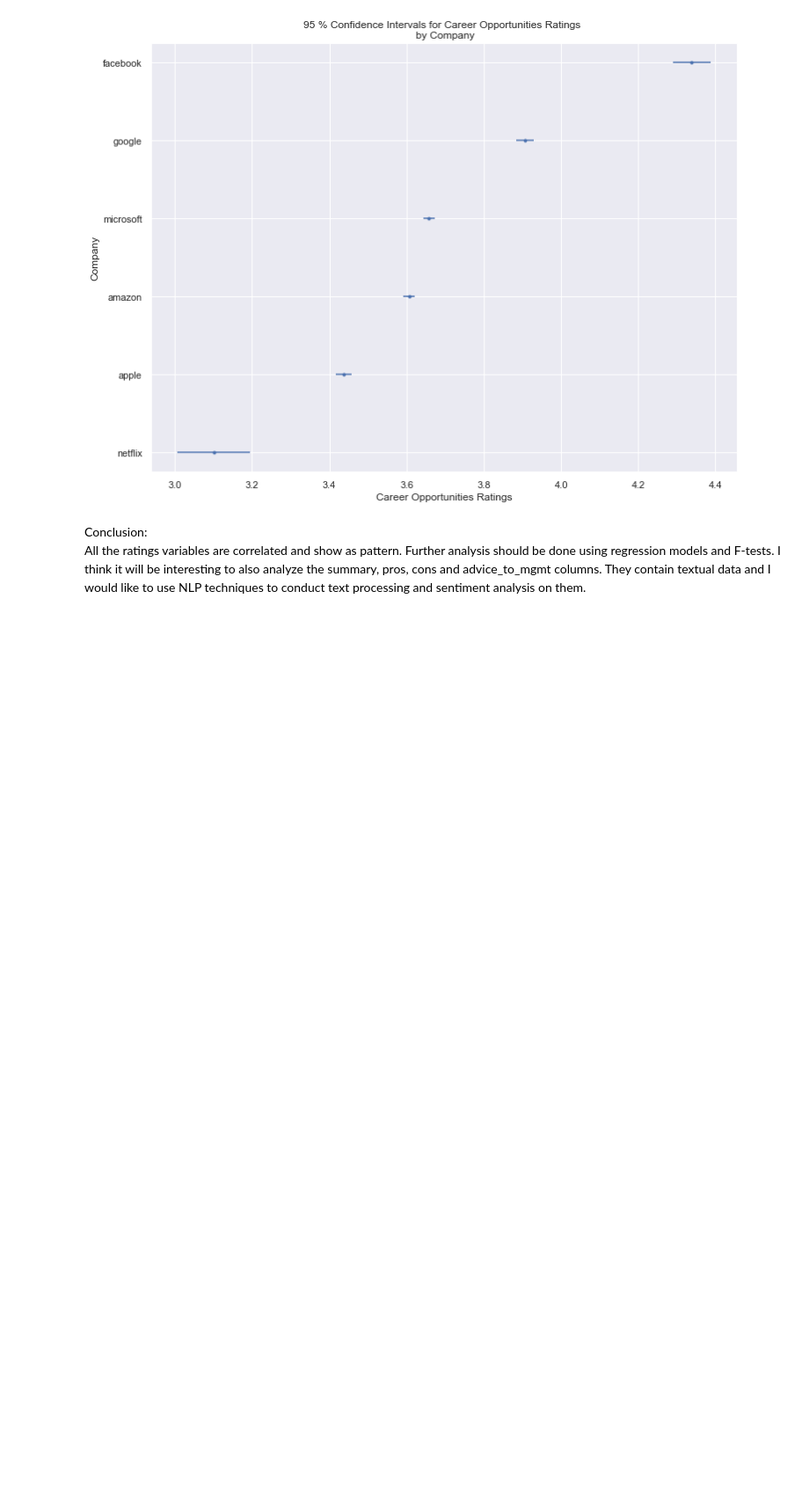
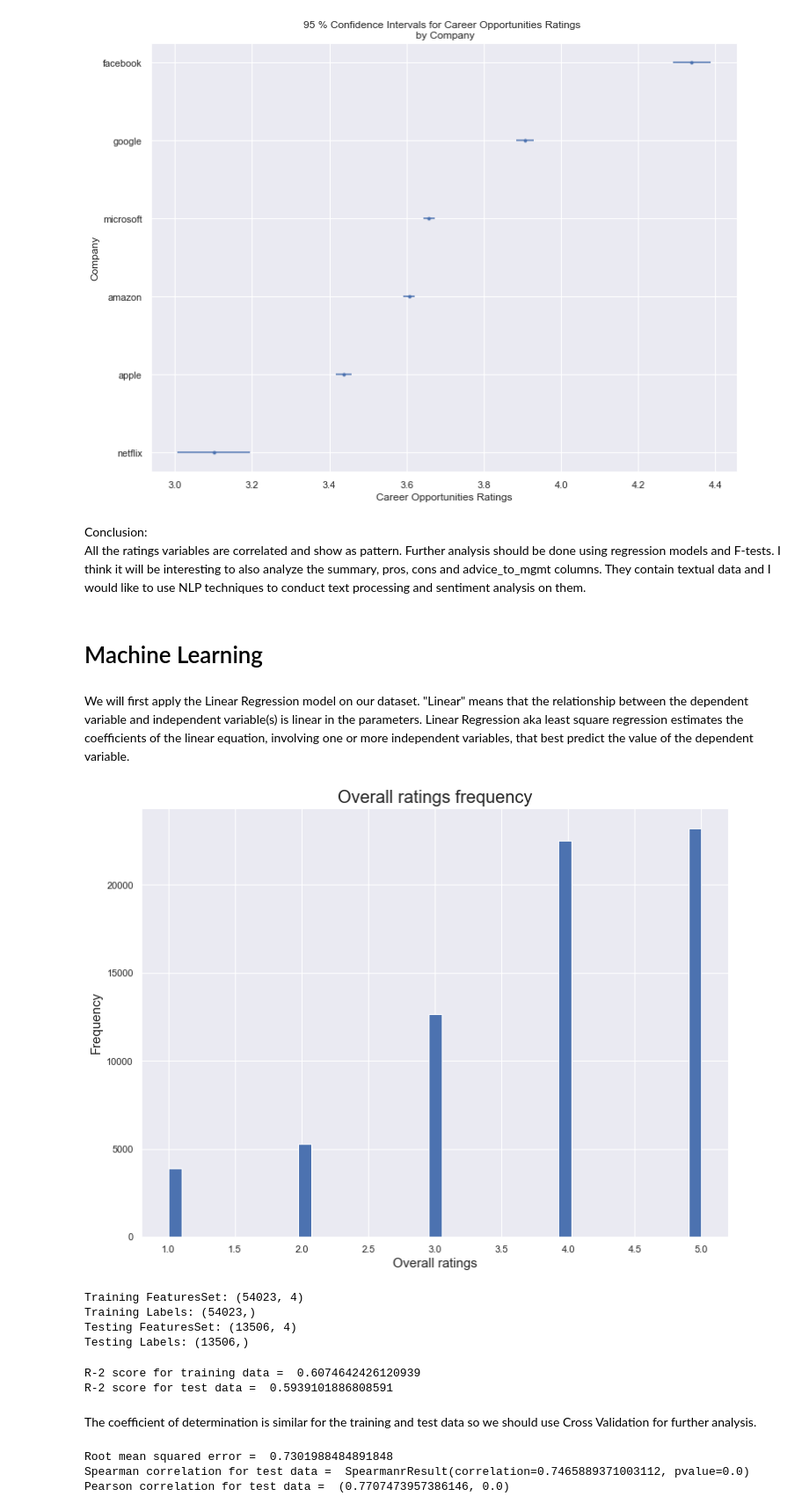
Before and after one commit to venustrip/Capstone-1, a Jupyter notebook: capstone1.ipynb, the cells around one changed output. Shown: that part at 88% size. Drawn from its saved outputs; the diff is of its cells as text; code cells hidden in the pictures; blank space fills up the shorter version.

Commit message:
Capstone-1 with Machine Learning

```diff
--- a/capstone1.ipynb
+++ b/capstone1.ipynb
@@ -606,3 +618,7 @@ plt.show()
 # %% [markdown]
 Conclusion:<BR>
 All the ratings variables are correlated and show as pattern. Further analysis should be done using regression models and F-tests. I think it will be interesting to also analyze the summary, pros, cons and advice_to_mgmt columns. They contain textual data and I would like to use NLP techniques to conduct text processing and sentiment analysis on them.
+# %% [markdown]
+# Machine Learning
+# %% [markdown]
+We will first apply the Linear Regression model on our dataset. "Linear" means that the relationship between the dependent variable and independent variable(s) is linear in the parameters. Linear Regression aka least square regression estimates the coefficients of the linear equation, involving one or more independent variables, that best predict the value of the dependent variable.
@@ -608,0 +630,54 @@ All the ratings variables are correlated and show as pattern. Further analysis s
+# %%
+# Get all the columns from the dataframe.
+columns = emp_df.columns.tolist()
+# Keep only the independent variables that will be used for predicting
+columns = [c for c in columns if c not in ["dates", "overall_ratings", "year", "company", "overall_score"]]
+# overall_ratings will be our target variable
+target = "overall_ratings"
+# %%
+# Define features and labels
+X = emp_df[columns]
+y = emp_df[target]
+_ = plt.hist(y, bins='auto')
+_ = plt.xlabel('Overall ratings', fontsize=15)
+_ = plt.ylabel('Frequency', fontsize=15)
+_ = plt.title('Overall ratings frequency', fontsize=20)
+# %% [output]
+[figure, added]
+# %%
+# Splitting dataset into training and testing sets
+X_train, X_test, y_train, y_test = train_test_split(X, y, test_size=0.20)
+
+#Printing the shapes of both sets.
+print("Training FeaturesSet:", X_train.shape)
+print("Training Labels:", y_train.shape)
+print("Testing FeaturesSet:", X_test.shape)
+print("Testing Labels:", y_test.shape)
+# %% [output]
+Training FeaturesSet: (54023, 4)
+Training Labels: (54023,)
+Testing FeaturesSet: (13506, 4)
+Testing Labels: (13506,)
+# %%
+reg = linear_model.LinearRegression()
+reg.fit(X_train, y_train)
+y_pred = reg.predict(X_test)
+
+print("R-2 score for training data = ", reg.score(X_train, y_train))
+print("R-2 score for test data = ", reg.score(X_test, y_test))
+# %% [output]
+R-2 score for training data =  0.6074642426120939
+R-2 score for test data =  0.5939101886808591
+# %% [markdown]
+The coefficient of determination is similar for the training and test data so we should use Cross Validation for further analysis.
+# %%
+rmse = np.sqrt(metrics.mean_squared_error(y_test, y_pred))
+print("Root mean squared error = ", rmse)
+spearman = stats.spearmanr(y_test, y_pred)
+print("Spearman correlation for test data = ", spearman)
+pearson = stats.pearsonr(y_test, y_pred)
+print("Pearson correlation for test data = ", pearson)
+# %% [output]
+Root mean squared error =  0.7301988484891848
+Spearman correlation for test data =  SpearmanrResult(correlation=0.7465889371003112, pvalue=0.0)
+Pearson correlation for test data =  (0.7707473957386146, 0.0)
```
Also changed, not shown: parts of 22 cells of this notebook.
